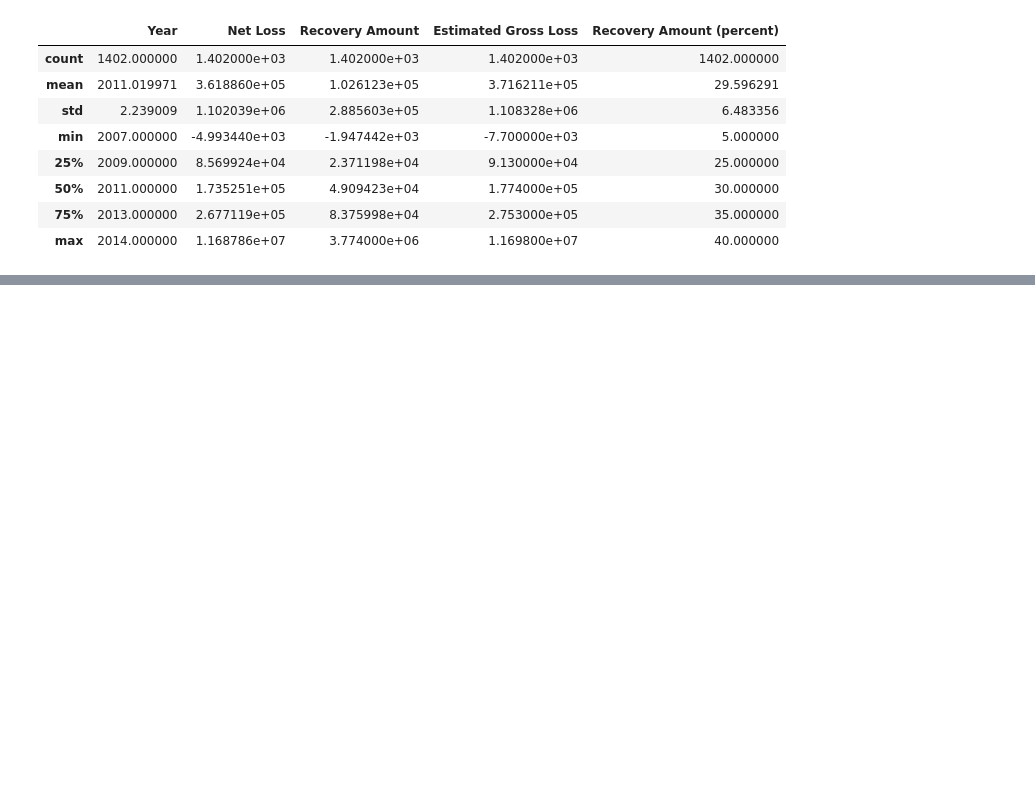
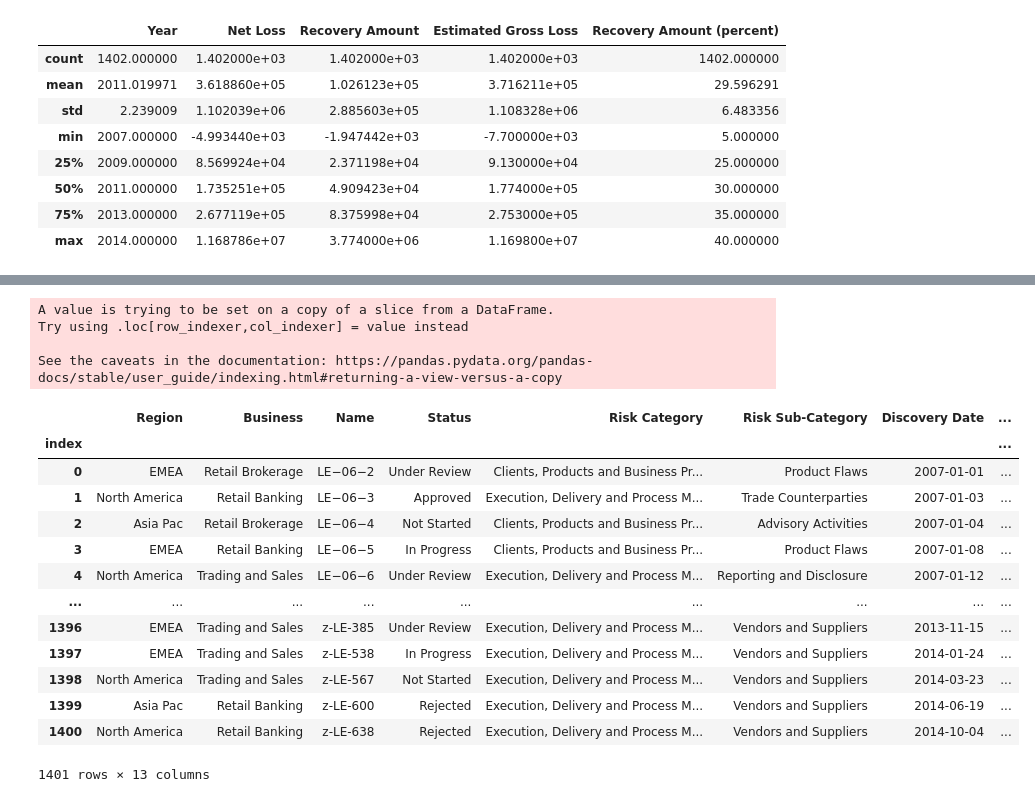
Before and after one commit to Pangbo15/SIQEF-RA-2020, a Jupyter notebook: SIQEF Assignment/scikit_learn/Banking loss predict UN/novice sklearn tutorial.ipynb, the cells around one changed output, grey strips where cells are left out. Drawn from its saved outputs; the diff is of its cells as text; code cells hidden in the pictures; blank space fills up the shorter version.

```diff
--- a/SIQEF Assignment/scikit_learn/Banking loss predict UN/novice sklearn tutorial.ipynb
+++ b/SIQEF Assignment/scikit_learn/Banking loss predict UN/novice sklearn tutorial.ipynb
@@ -42,12 +23,16 @@ If you want to control the size and font of the markdown accurately,<font/><br>y
 </div>
 # %%
 # But some basic packages you need to import, which will help you to load data.
+import numpy as np
+# from tabulate import tabulate   # You can also use this package for pro data vasualization.
+
+import matplotlib.pyplot as plt
+%matplotlib inline
+# Note:if you use `%matplotlib inline`, you do not need to `plt.show()` everytime.
+
 import pandas as pd
-import numpy as np
-# from tabulate import tabulate
+pd.set_option('max_colwidth',800)
+import pandas_profiling
+
 # If you want to time your program, you can ctrl+/ to activate the time package
 # import time
-import matplotlib.pyplot as plt
-#importing the necessary packages
-import pandas as pd
-import pandas_profiling
@@ -256,0 +346,29 @@ YouTubeVideo('hx3sNZG81O8', width=800, height=300)
+# %%
+# 1. delete duplicate data
+
+df = df.drop_duplicates()
+# After you drop the data, remember to re-index to fill the blank.
+index = list(np.arange(len(df)))
+df['index'] = index
+df = df.sort_values(by=['index'], ascending=(True))
+df.set_index('index',inplace=True)
+df
+# %% [output]
+A value is trying to be set on a copy of a slice from a DataFrame.
+Try using .loc[row_indexer,col_indexer] = value instead
+
+See the caveats in the documentation: https://pandas.pydata.org/pandas-docs/stable/user_guide/indexing.html#returning-a-view-versus-a-copy
+|  | Region | Business | Name | Status | Risk Category | Risk Sub-Category | Discovery Date | ... |
+| index |  |  |  |  |  |  |  | ... |
+| 0 | EMEA | Retail Brokerage | LE−06−2 | Under Review | Clients, Products and Business Pr... | Product Flaws | 2007-01-01 | ... |
+| 1 | North America | Retail Banking | LE−06−3 | Approved | Execution, Delivery and Process M... | Trade Counterparties | 2007-01-03 | ... |
+| 2 | Asia Pac | Retail Brokerage | LE−06−4 | Not Started | Clients, Products and Business Pr... | Advisory Activities | 2007-01-04 | ... |
+| 3 | EMEA | Retail Banking | LE−06−5 | In Progress | Clients, Products and Business Pr... | Product Flaws | 2007-01-08 | ... |
+| 4 | North America | Trading and Sales | LE−06−6 | Under Review | Execution, Delivery and Process M... | Reporting and Disclosure | 2007-01-12 | ... |
+| ... | ... | ... | ... | ... | ... | ... | ... | ... |
+| 1396 | EMEA | Trading and Sales | z-LE-385 | Under Review | Execution, Delivery and Process M... | Vendors and Suppliers | 2013-11-15 | ... |
+| 1397 | EMEA | Trading and Sales | z-LE-538 | In Progress | Execution, Delivery and Process M... | Vendors and Suppliers | 2014-01-24 | ... |
+| 1398 | North America | Trading and Sales | z-LE-567 | Not Started | Execution, Delivery and Process M... | Vendors and Suppliers | 2014-03-23 | ... |
+| 1399 | Asia Pac | Retail Banking | z-LE-600 | Rejected | Execution, Delivery and Process M... | Vendors and Suppliers | 2014-06-19 | ... |
+| 1400 | North America | Retail Banking | z-LE-638 | Rejected | Execution, Delivery and Process M... | Vendors and Suppliers | 2014-10-04 | ... |
+1401 rows × 13 columns
```
Also changed, not shown: parts of 79 cells of this notebook, 11 other files.
